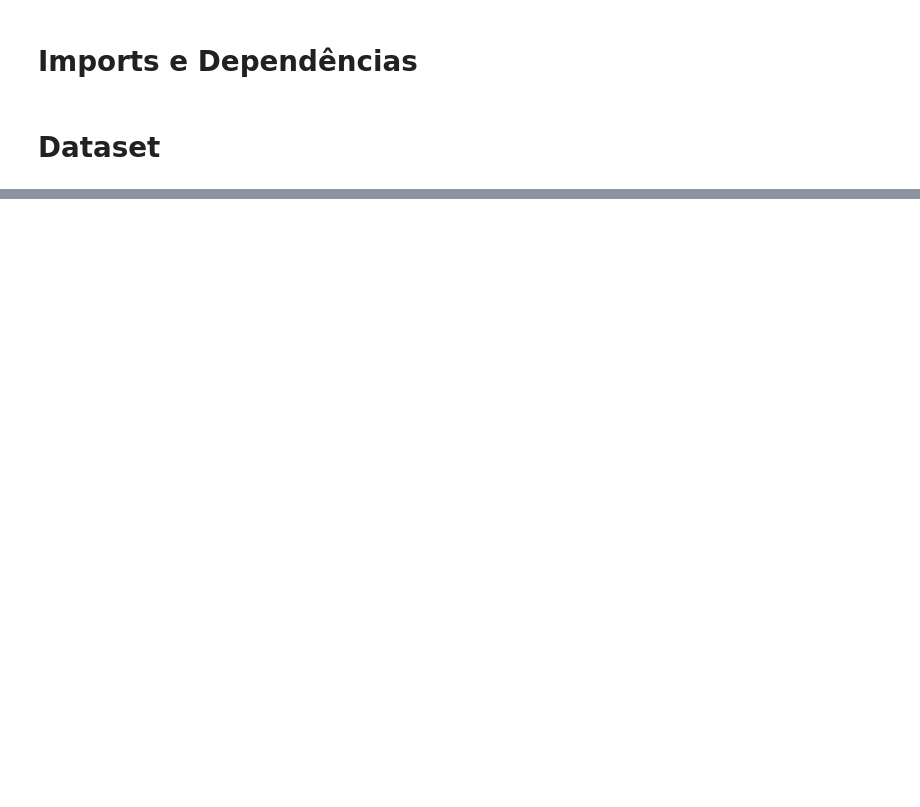
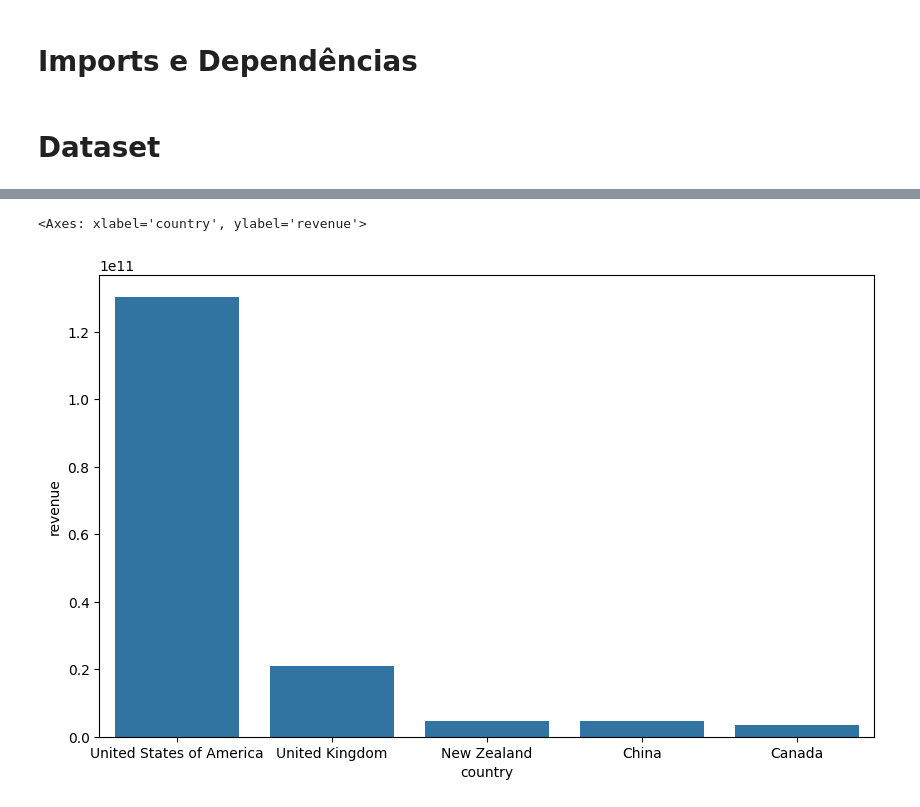
Before and after one commit to LuizGPassos/ted-7-projeto-final, a Jupyter notebook: analysis/exploratory_analysis.ipynb, the cells around one changed output, grey strips where cells are left out. Drawn from its saved outputs; the diff is of its cells as text; code cells hidden in the pictures; blank space fills up the shorter version.

```diff
--- a/analysis/exploratory_analysis.ipynb
+++ b/analysis/exploratory_analysis.ipynb
@@ -17,0 +26,4 @@ df.head()
+# %%
+df['release_date'] = pd.to_datetime(df['release_date'])
+df['ingestion_date'] = pd.to_datetime(df['ingestion_date'])
+df.info()
@@ -17,0 +84,5 @@ df.head()
+# %%
+top_5_revenue = df[["revenue", "country"]]
+top_5_revenue = top_5_revenue.groupby(["country"])['revenue'].sum().reset_index()
+top_5_revenue = top_5_revenue.sort_values(["revenue"], ascending=False).head(5)
+top_5_revenue
@@ -17,0 +96,6 @@ df.head()
+# %%
+plt.figure(figsize=(10,6))
+sns.barplot(data=top_5_revenue, x="country", y="revenue")
+# %% [output]
+<Axes: xlabel='country', ylabel='revenue'>
+[figure, added]
```
Also changed, not shown: parts of 14 cells of this notebook, 1 other file.
